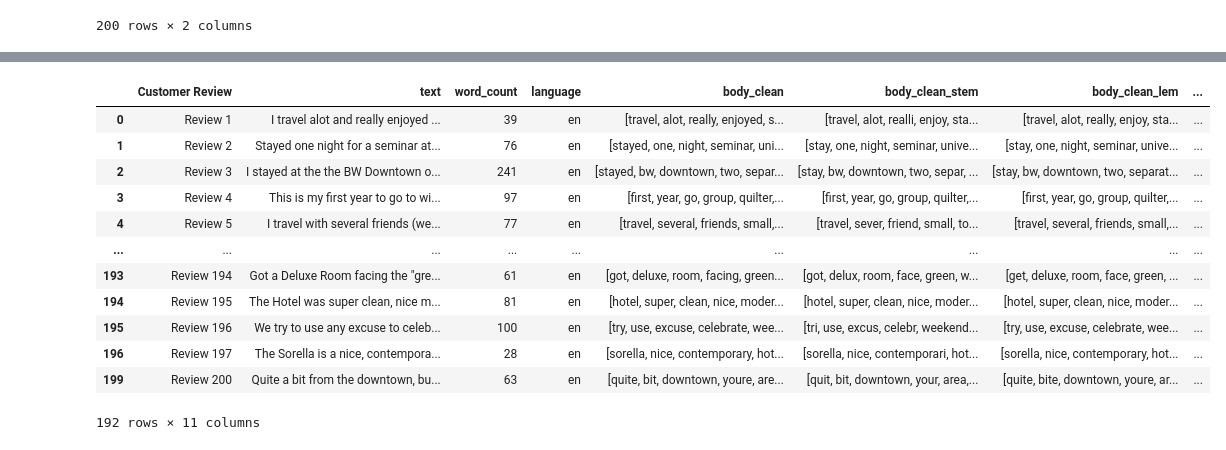
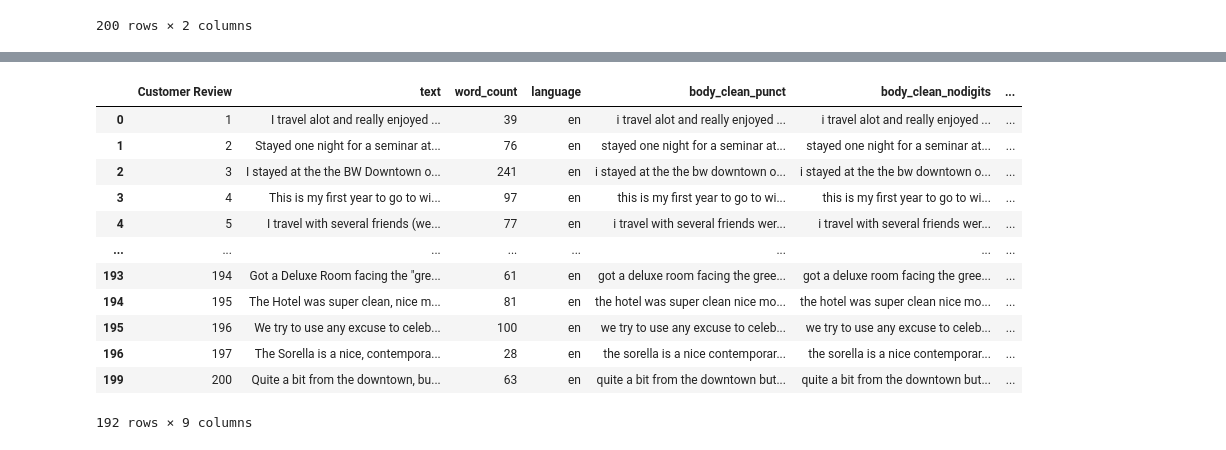
Before and after one commit to vvenkatesh-ML/Projects, a Jupyter notebook: IoT Analytics/Assignment 2/Assignment_2_VishaalVenkatesh.ipynb, the cells around one changed output, grey strips where cells are left out. Cells and saved outputs as stored; diff of their text form; code cells hidden in the pictures.

```diff
--- a/IoT Analytics/Assignment 2/Assignment_2_VishaalVenkatesh.ipynb
+++ b/IoT Analytics/Assignment 2/Assignment_2_VishaalVenkatesh.ipynb
@@ -43,6 +43,8 @@ df
 df['word_count'] = df['text'].str.split().apply(len)
 df['language'] = df['text'].apply(lambda x: detect(x))
 new_df=df.drop(df[df.language != 'en'].index)
+new_df['Customer Review'] = new_df['Customer Review'].str.slice(6,20)
+new_df['Customer Review'] = new_df['Customer Review'].astype(str).astype(int)
 new_df
 # %% [output]
 |  | Customer Review | text | word_count | language |
@@ -80,54 +113,55 @@ Name: word_count, dtype: float64
 # %%
-
 wn = WordNetLemmatizer()
 ps = nltk.PorterStemmer()
 stopword = nltk.corpus.stopwords.words('english')
 
-def clean_text(text):
-    text = "".join([word for word in text if word not in string.punctuation])
-    text = "".join([word for word in text if not word.isdigit()])
-    tokens = re.split('\W+', text)
-    text = [word for word in tokens if word not in stopword]
+def clean_text_1(text):
+    text = "".join([word for word in text if word not in string.punctuation])#Punctuation
+#     text = "".join([word for word in text if not word.isdigit()])#NUmbers
+#     tokens = re.split('\W+', text)#Tokenize
+#     text = [word for word in tokens if word not in stopword]#Stopwords
+    return text
+def clean_text_2(text):
+    text = "".join([word for word in text if not word.isdigit()])#NUmbers
+    return text
+def clean_text_3(text):
+    tokens = re.split('\W+', text)#Tokenize
+    text = [word for word in tokens if word not in stopword]#Stopwords
     return text
 
-new_df['body_clean'] = new_df['text'].apply(lambda x: clean_text(x.lower())) #Remove punctuation & stopwords, normalized, numbers and tokenized
+
+new_df['body_clean_punct'] = new_df['text'].apply(lambda x: clean_text_1(x.lower())) #Revmove Punctuation
+new_df['body_clean_nodigits'] = new_df['body_clean_punct'].apply(lambda x: clean_text_2(x.lower())) #Remove Numbers
+new_df['body_clean_token_stopwords'] = new_df['body_clean_nodigits'].apply(lambda x: clean_text_3(x.lower())) #Tokenized and Remove Stopwords
+
+
+# new_df['body_clean'] = new_df['text'].apply(lambda x: clean_text(x.lower())) #Remove punctuation & stopwords, normalized, numbers and tokenized
 
 def stem(stem_text):
     text = [ps.stem(word) for word in stem_text]
     return text
 
-new_df['body_clean_stem'] = new_df['body_clean'].apply(lambda x: stem(x)) #Stemming Performed
+new_df['body_clean_stem'] = new_df['body_clean_token_stopwords'].apply(lambda x: stem(x)) #Stemming Performed
 
 def lemmatizer(lem_text):
     text = [wn.lemmatize(word, pos = 'v') for word in lem_text]
     return text
 
-new_df['body_clean_lem'] = new_df['body_clean'].apply(lambda x: lemmatizer(x)) #Lemmatization Performed
-
-#Sentiment Labels
-analyser = SentimentIntensityAnalyzer()
-def sentiment_scores(sentence):
-    score = analyser.polarity_scores(sentence)
-    return score
-
-new_df['sentiment_score'] = new_df['text'].apply(lambda x: sentiment_scores(x)) #Sentiment score provided
-new_df['compound_score'] = new_df['sentiment_score'].apply(lambda score_dict: score_dict['compound']) #Extract the compound score
-new_df['label'] = new_df['compound_score'].apply(lambda c: 'GOOD' if c >=0 else 'BAD') #Label 'GOOD' if compoud score is greater that 0 and 'BAD' otherwise
-new_df['label_code'] = new_df['label'].apply(lambda x: '1' if x == 'GOOD' else '0') #Convert labels to binary (Good - 1, Bad - 0)
+new_df['body_clean_lem'] = new_df['body_clean_token_stopwords'].apply(lambda x: lemmatizer(x)) #Lemmatization Performed
 
 new_df
 # %% [output]
-|  | Customer Review | text | word_count | language | body_clean | body_clean_stem | body_clean_lem | ... |
-| 0 | Review 1 | I travel alot and really enjoyed ... | 39 | en | [travel, alot, really, enjoyed, s... | [travel, alot, realli, enjoy, sta... | [travel, alot, really, enjoy, sta... | ... |
-| 1 | Review 2 | Stayed one night for a seminar at... | 76 | en | [stayed, one, night, seminar, uni... | [stay, one, night, seminar, unive... | [stay, one, night, seminar, unive... | ... |
-| 2 | Review 3 | I stayed at the the BW Downtown o... | 241 | en | [stayed, bw, downtown, two, separ... | [stay, bw, downtown, two, separ, ... | [stay, bw, downtown, two, separat... | ... |
-| 3 | Review 4 | This is my first year to go to wi... | 97 | en | [first, year, go, group, quilter,... | [first, year, go, group, quilter,... | [first, year, go, group, quilter,... | ... |
-| 4 | Review 5 | I travel with several friends (we... | 77 | en | [travel, several, friends, small,... | [travel, sever, friend, small, to... | [travel, several, friends, small,... | ... |
-| ... | ... | ... | ... | ... | ... | ... | ... | ... |
-| 193 | Review 194 | Got a Deluxe Room facing the "gre... | 61 | en | [got, deluxe, room, facing, green... | [got, delux, room, face, green, w... | [get, deluxe, room, face, green, ... | ... |
-| 194 | Review 195 | The Hotel was super clean, nice m... | 81 | en | [hotel, super, clean, nice, moder... | [hotel, super, clean, nice, moder... | [hotel, super, clean, nice, moder... | ... |
-| 195 | Review 196 | We try to use any excuse to celeb... | 100 | en | [try, use, excuse, celebrate, wee... | [tri, use, excus, celebr, weekend... | [try, use, excuse, celebrate, wee... | ... |
-| 196 | Review 197 | The Sorella is a nice, contempora... | 28 | en | [sorella, nice, contemporary, hot... | [sorella, nice, contemporari, hot... | [sorella, nice, contemporary, hot... | ... |
-| 199 | Review 200 | Quite a bit from the downtown, bu... | 63 | en | [quite, bit, downtown, youre, are... | [quit, bit, downtown, your, area,... | [quite, bite, downtown, youre, ar... | ... |
+|  | Customer Review | text | word_count | language | body_clean_punct | body_clean_nodigits | ... |
+| 0 | 1 | I travel alot and really enjoyed ... | 39 | en | i travel alot and really enjoyed ... | i travel alot and really enjoyed ... | ... |
+| 1 | 2 | Stayed one night for a seminar at... | 76 | en | stayed one night for a seminar at... | stayed one night for a seminar at... | ... |
+| 2 | 3 | I stayed at the the BW Downtown o... | 241 | en | i stayed at the the bw downtown o... | i stayed at the the bw downtown o... | ... |
+| 3 | 4 | This is my first year to go to wi... | 97 | en | this is my first year to go to wi... | this is my first year to go to wi... | ... |
+| 4 | 5 | I travel with several friends (we... | 77 | en | i travel with several friends wer... | i travel with several friends wer... | ... |
+| ... | ... | ... | ... | ... | ... | ... | ... |
+| 193 | 194 | Got a Deluxe Room facing the "gre... | 61 | en | got a deluxe room facing the gree... | got a deluxe room facing the gree... | ... |
+| 194 | 195 | The Hotel was super clean, nice m... | 81 | en | the hotel was super clean nice mo... | the hotel was super clean nice mo... | ... |
+| 195 | 196 | We try to use any excuse to celeb... | 100 | en | we try to use any excuse to celeb... | we try to use any excuse to celeb... | ... |
+| 196 | 197 | The Sorella is a nice, contempora... | 28 | en | the sorella is a nice contemporar... | the sorella is a nice contemporar... | ... |
+| 199 | 200 | Quite a bit from the downtown, bu... | 63 | en | quite a bit from the downtown but... | quite a bit from the downtown but... | ... |
-192 rows × 11 columns
+192 rows × 9 columns
 # %%
```
Also changed, not shown: parts of 22 cells of this notebook, 3 other files.
